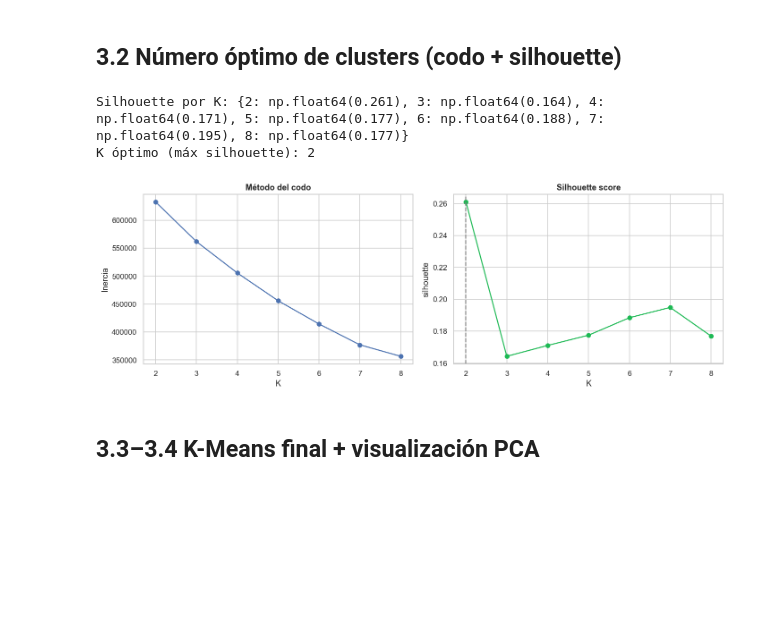
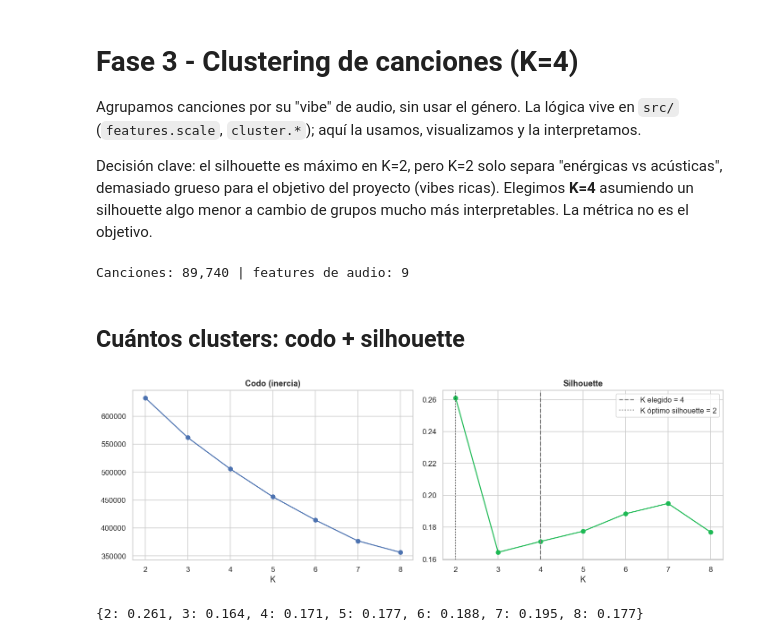
Before and after one commit to 0marMF/music-analysis, a Jupyter notebook: notebooks/03_clustering.ipynb, the cells around one changed output. Cells and saved outputs as stored; diff of their text form; code cells hidden in the pictures; blank space fills up the shorter version.

```diff
--- a/notebooks/03_clustering.ipynb
+++ b/notebooks/03_clustering.ipynb
@@ -42,25 +1,53 @@ Varianza explicada por 2 PCs: [0.321 0.159] → total 48.0%
+# %% [markdown]
+# Fase 3 - Clustering de canciones (K=4)
+
+Agrupamos canciones por su "vibe" de audio, sin usar el género. La lógica vive en `src/`
+(`features.scale`, `cluster.*`); aquí la usamos, visualizamos y la interpretamos.
+
+Decisión clave: el silhouette es máximo en K=2, pero K=2 solo separa "enérgicas vs acústicas",
+demasiado grueso para el objetivo del proyecto (vibes ricas). Elegimos **K=4** asumiendo un
+silhouette algo menor a cambio de grupos mucho más interpretables. La métrica no es el objetivo.
+# %%
+# Bootstrap: permite ejecutar desde cualquier carpeta (p.ej. jupyter nbconvert).
+import sys
+from pathlib import Path
+_root = Path.cwd()
+while not (_root / "config.yaml").exists() and _root != _root.parent:
+    _root = _root.parent
+if str(_root) not in sys.path:
+    sys.path.insert(0, str(_root))
+
+import numpy as np, pandas as pd
+import matplotlib.pyplot as plt, seaborn as sns
+from sklearn.decomposition import PCA
+import umap
+
+from src.config import load_config, path
+from src import data, features, cluster
+
+sns.set_theme(style="whitegrid", context="notebook")
+plt.rcParams.update({"figure.dpi": 110, "savefig.dpi": 130, "axes.titleweight": "bold"})
+cfg = load_config(); REPORTS = path(cfg["paths"]["reports"]); SEED = cfg["seed"]
+AUDIO = cfg["features"]["audio"]
+
+songs, n_dups = data.clean(data.load_raw(cfg))
+X, scaler = features.scale(songs, cfg)
+print(f"Canciones: {len(songs):,} | features de audio: {len(AUDIO)}")
+# %% [output]
+Canciones: 89,740 | features de audio: 9
 # %% [markdown]
-## 3.2 Número óptimo de clusters (codo + silhouette)
+## Cuántos clusters: codo + silhouette
-# %%
-rng = range(2, 9)
-inertia, sil = [], []
-rs_samp = np.random.RandomState(RS).choice(len(X), 10000, replace=False)
-for k in rng:
-    km = KMeans(n_clusters=k, n_init=10, random_state=RS).fit(X)
-    inertia.append(km.inertia_)
-    sil.append(silhouette_score(X[rs_samp], km.labels_[rs_samp]))
-best_k = int(list(rng)[int(np.argmax(sil))])
-print("Silhouette por K:", {k:round(s,3) for k,s in zip(rng,sil)})
-print("K óptimo (máx silhouette):", best_k)
-
-fig, ax = plt.subplots(1,2, figsize=(13,4.5))
-ax[0].plot(list(rng), inertia, "o-"); ax[0].set_title("Método del codo"); ax[0].set_xlabel("K"); ax[0].set_ylabel("Inercia")
-ax[1].plot(list(rng), sil, "o-", color="#1DB954"); ax[1].axvline(best_k, ls="--", color="gray")
-ax[1].set_title("Silhouette score"); ax[1].set_xlabel("K"); ax[1].set_ylabel("silhouette")
-fig.tight_layout(); fig.savefig(REPORTS/"08_elbow_silhouette.png", bbox_inches="tight"); plt.show()
-# %% [output]
-Silhouette por K: {2: np.float64(0.261), 3: np.float64(0.164), 4: np.float64(0.171), 5: np.float64(0.177), 6: np.float64(0.188), 7: np.float64(0.195), 8: np.float64(0.177)}
-K óptimo (máx silhouette): 2
-[figure, removed]
-# %% [markdown]
-## 3.3–3.4 K-Means final + visualización PCA
+# %%
+curva = cluster.silhouette_curve(X, cfg["clustering"]["k_range"], cfg["clustering"]["silhouette_sample"], SEED)
+ks = list(curva)
+fig, ax = plt.subplots(1, 2, figsize=(13, 4.5))
+ax[0].plot(ks, [curva[k]["inertia"] for k in ks], "o-"); ax[0].set_title("Codo (inercia)"); ax[0].set_xlabel("K")
+ax[1].plot(ks, [curva[k]["silhouette"] for k in ks], "o-", color="#1DB954")
+ax[1].axvline(4, ls="--", color="gray", label="K elegido = 4")
+ax[1].axvline(2, ls=":", color="black", alpha=.5, label="K óptimo silhouette = 2")
+ax[1].set_title("Silhouette"); ax[1].set_xlabel("K"); ax[1].legend()
+fig.tight_layout(); fig.savefig(REPORTS/"08_elbow_silhouette.png", bbox_inches="tight"); plt.show()
+print({k: round(curva[k]["silhouette"], 3) for k in ks})
+# %% [output]
+[figure, added]
+{2: 0.261, 3: 0.164, 4: 0.171, 5: 0.177, 6: 0.188, 7: 0.195, 8: 0.177}
```
Also changed, not shown: parts of 17 cells of this notebook, 13 other files.
